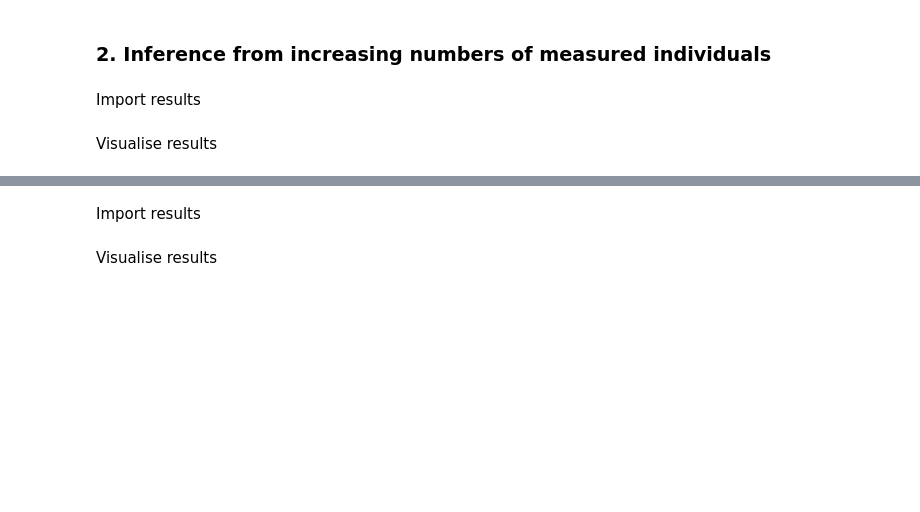
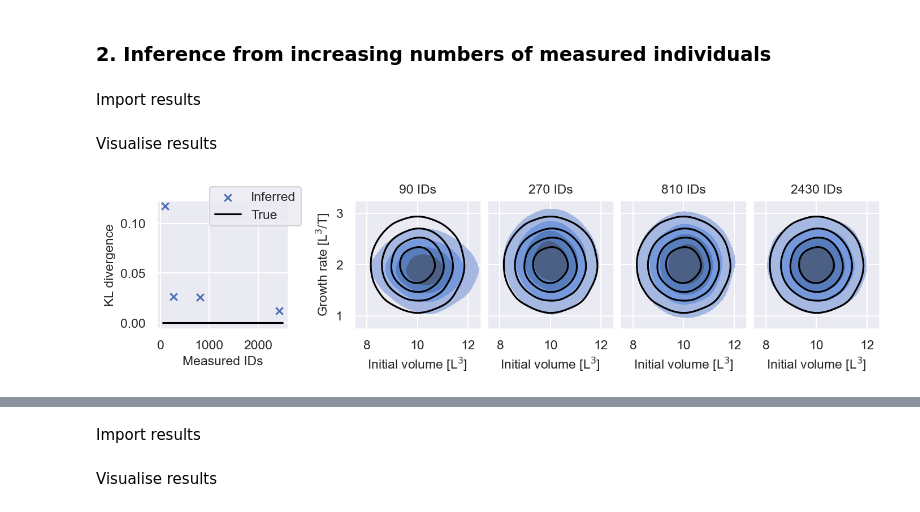
Before and after one commit to DavAug/filter-inference, a Jupyter notebook: results/1_cancer_growth/results.ipynb, the cells around one changed output, grey strips where cells are left out. Saved outputs shown, nothing was run; the diff lists cells and outputs as text; code cells hidden in the pictures; blank space fills up the shorter version.

```diff
--- a/results/1_cancer_growth/results.ipynb
+++ b/results/1_cancer_growth/results.ipynb
@@ -300,3 +301,101 @@ true_parameters = [
     0.8]   # Sigma
 # %% [markdown]
 Visualise results
+# %%
+# Create layout
+fontsize = 11
+my_dpi = 192
+fig = plt.figure(figsize=(2250 // my_dpi, 500 // my_dpi), dpi=150)
+outer = gridspec.GridSpec(1, 2, wspace=0.2, width_ratios=[1, 4])
+
+# Create time series axes
+inner = gridspec.GridSpecFromSubplotSpec(
+    1, 4, subplot_spec=outer[1], wspace=0.05)
+
+# Create axes for posteriors
+axes = []
+axes.append(plt.Subplot(fig, inner[0]))
+axes.append(plt.Subplot(fig, inner[1]))
+axes.append(plt.Subplot(fig, inner[2]))
+axes.append(plt.Subplot(fig, inner[3]))
+axes.append(plt.Subplot(fig, outer[0]))
+
+# Share axes
+for idx in range(3):
+    axes[idx].sharex(axes[idx+1])
+    axes[idx].sharey(axes[idx+1])
+
+# Add axes to figure
+for ax in axes:
+    fig.add_subplot(ax)
+
+# Simulate data-generating process
+n_samples = 50000
+samples = population_model.sample(true_parameters, n_samples)
+
+# Visualise inferred population distributions
+population_samples = []
+parameters = [
+    'Mean Initial count', 'Mean Growth rate', 'Std. Initial count',
+    'Std. Growth rate', 'Sigma Count']
+for posterior in filter_results:
+    posterior = np.vstack([
+        posterior[p].values.flatten() for p in parameters]).T
+    posterior = posterior[np.random.choice(
+        np.arange(len(posterior)), size=n_samples, replace=True)]
+    s = np.empty(shape=(n_samples, 3))
+    for ids, params in enumerate(posterior):
+        s[ids, :] = population_model.sample(params)[0]
+    population_samples.append(s)
+
+cross_entropies = []
+for idx in range(len(population_samples)):
+    label = None
+    s = population_samples.pop(0)
+    sns.kdeplot(
+        x=s[:, 0], y=s[:, 1], fill=True, bw_adjust=1.5,
+        levels=[0.2, 0.4, 0.6, 0.8, 1], ax=axes[idx])
+    cross_entropies.append(
+        np.mean(gaussian_kde(s[:, :2].T).logpdf(samples[:10000, :2].T)))
+del s
+
+# Plot data-generating distribution as reference
+for idx, ax in enumerate(axes[:-1]):
+    sns.kdeplot(
+        x=samples[:, 0], y=samples[:, 1], fill=False, bw_adjust=1.5,
+        levels=[0.2, 0.4, 0.6, 0.8, 1], ax=ax, color='black')
+
+# Plot KL divergences
+entropy = population_model.compute_log_likelihood(
+    parameters=true_parameters, observations=samples) / n_samples
+axes[4].scatter(
+    [90, 270, 810, 2430], entropy - np.array(cross_entropies),
+    color=sns.color_palette()[0], marker='x', label='Inferred', zorder=10)
+axes[4].plot([50, 2500], [0, 0], color='black', label='True')
+
+# Labelling
+axes[0].set_xlim([7.5, 12.5])
+axes[0].set_ylim([0.75, 3.25])
+axes[0].tick_params(labelsize=fontsize)
+axes[0].set_ylabel(r'Growth rate [L$^3$/T]', fontsize=fontsize)
+for ax in axes[1:-1]:
+    ax.set_yticklabels(labels=[], visible=False)
+for idx, ax in enumerate(axes[:-1]):
+    ax.set_title('%d IDs' % (n_ids_per_t[idx] * 6), fontsize=fontsize)
+    ax.set_xlabel(r'Initial volume [L$^3$]', fontsize=fontsize)
+axes[4].set_xlabel('Measured IDs', fontsize=fontsize)
+axes[4].set_ylabel('KL divergence', fontsize=fontsize)
+axes[4].legend(loc=[0.4, 0.8], fontsize=int(fontsize))
+
+
+# Export figure
+plt.savefig(
+    directory + '/5_estimates_of_IIV.tif',
+    bbox_inches='tight')
+plt.savefig(
+    directory + '/5_estimates_of_IIV.pdf',
+    bbox_inches='tight')
+
+plt.show()
+# %% [output]
+[figure, added]
```
Also changed, not shown: parts of 13 cells of this notebook, 22 other files.
